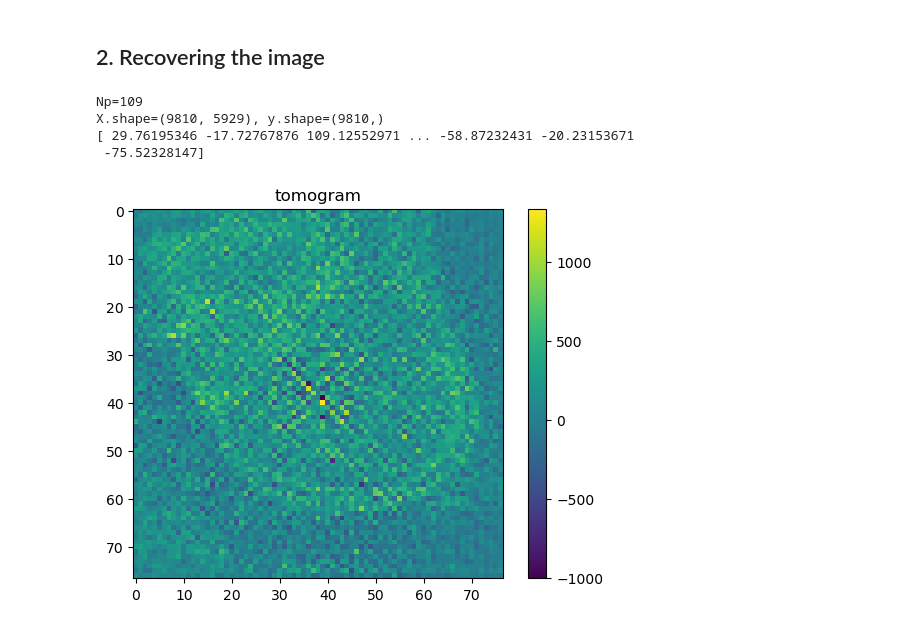
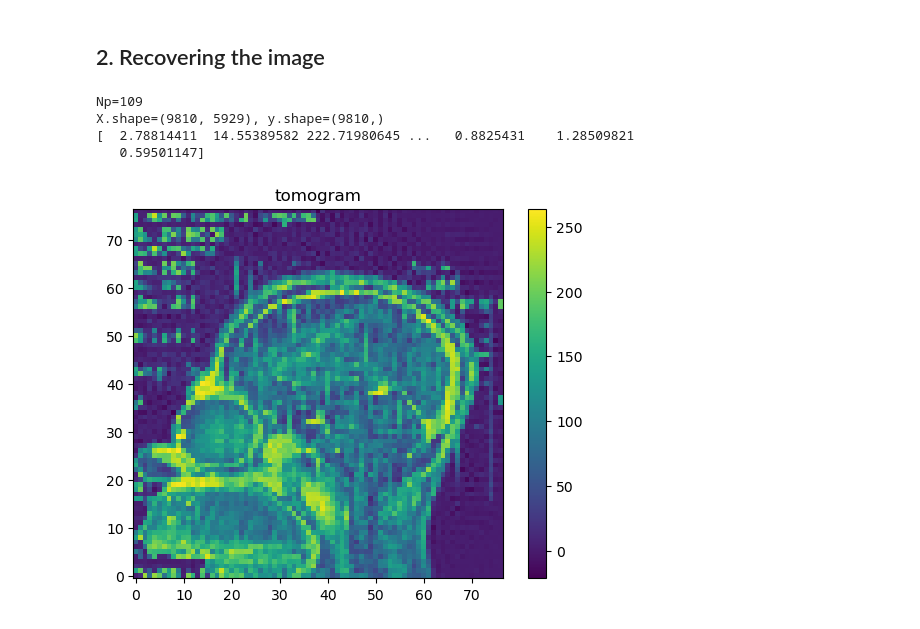
Before and after one commit to Lennox-Elaphurus/ML-Essentials-homework, a Jupyter notebook: Lennox/exercise4/Exercise4.ipynb, the cells around one changed output. Cells and saved outputs as stored; diff of their text form; code cells hidden in the pictures.

```diff
--- a/Lennox/exercise4/Exercise4.ipynb
+++ b/Lennox/exercise4/Exercise4.ipynb
@@ -41,21 +41,22 @@ def construct_X(M, alphas, Np=None):
     weights = []
 
     for alpha_idx in range(len(alphas)):
-        alpha = alphas[alpha_idx] # I don't know why, but alpha in my code is inversed
+        alpha = alphas[alpha_idx]
         n = np.array([np.cos(np.deg2rad(alpha)), np.sin(np.deg2rad(alpha))])
         p = np.dot(n.T, C) + s0
-        print(f"n.shape={n.shape},C.shape={C.shape},p.shape={p.shape}")
-        print("p,", p)
+        # print(f"n.shape={n.shape},C.shape={C.shape},p.shape={p.shape}")
+        # print("p,", p)
 
         # print(f"len(ja)={len(ja)},len(jb)={len(jb)}")
         # print(f"(p%1).shape={(p%1).shape}")
         j_indices.extend(ja + M * jb)
         i_indices.extend((p // 1) + alpha_idx * Np)
+        # weights.extend(p % 1)
+        weights.extend(1-(p % 1))
+
+        j_indices.extend(ja + M * jb)
+        i_indices.extend(((p + 1) // 1) + alpha_idx * Np)
         weights.extend(p % 1)
-
-        # j_indices.extend(ja + M * jb)
-        # i_indices.extend((p+1 // 1) + alpha_idx * Np)
-        # weights.extend(1-(p % 1))
 
     X = coo_matrix((weights, (i_indices, j_indices)),
                    shape=(N, D), dtype=np.float32)
@@ -70,7 +71,7 @@ alphas = np.load(os.path.join(data_path, "alphas_195.npy"))
 # Example usage
 print(f"alphas.shape={alphas.shape}")
 print(f"y.shape={y.shape}")
-alphas = [42, 1, -33]
+alphas = [-33, 1, 42]
 X = construct_X(10, alphas)
 # print("X", X)
 # Convert sparse matrix to dense numpy array for visualization
@@ -179,25 +149,25 @@ KeyboardInterrupt:
 # %%
 y_77 = np.load("hs_tomography/y_77.npy")
 alphas_77 = np.load("hs_tomography/alphas_77.npy")
 M_77 = 77
 X_77 = construct_X(M_77, alphas_77,109)
 X_77 = scipy.sparse.csc_matrix(X_77)
 
 print(f"X.shape={X_77.shape}, y.shape={y_77.shape}")
 
 beta_77 = scipy.sparse.linalg.lsqr(X_77,y_77, atol =1e-05, btol = 1e-05)[0]
 print(beta_77)
 
-plt.imshow(beta_77.reshape(-1,M_77), cmap='viridis')
+plt.imshow(beta_77.reshape(-1,M_77), cmap='viridis', origin='lower')
 plt.colorbar()
 plt.title('tomogram')
 plt.show()
 # %% [output]
 Np=109
 X.shape=(9810, 5929), y.shape=(9810,)
-[ 29.76195346 -17.72767876 109.12552971 ... -58.87232431 -20.23153671
- -75.52328147]
+[  2.78814411  14.55389582 222.71980645 ...   0.8825431    1.28509821
+   0.59501147]
-[figure, old version]
+[figure, new version]
 # %%
 y_195 = np.load(os.path.join(data_path, "y_195.npy"))
 alphas_195 = np.load(os.path.join(data_path, "alphas_195.npy"))
```
Also changed, not shown: parts of 8 cells of this notebook.
